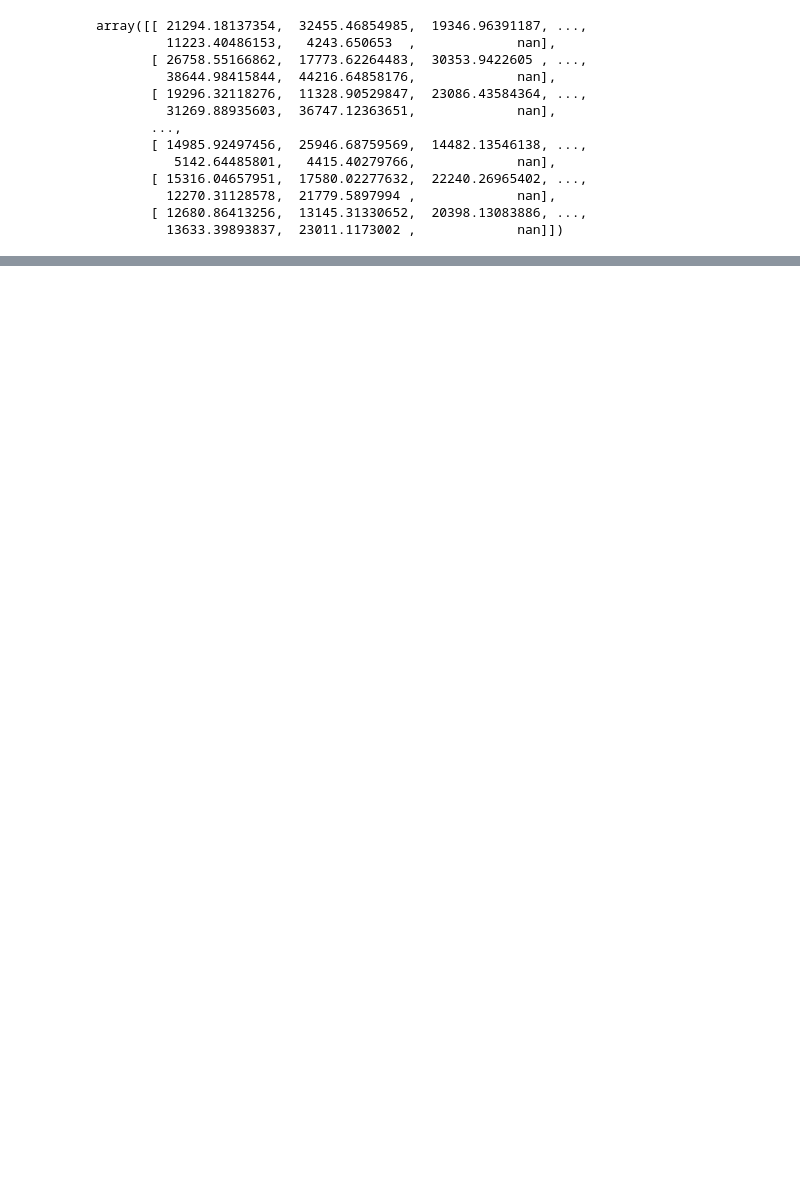
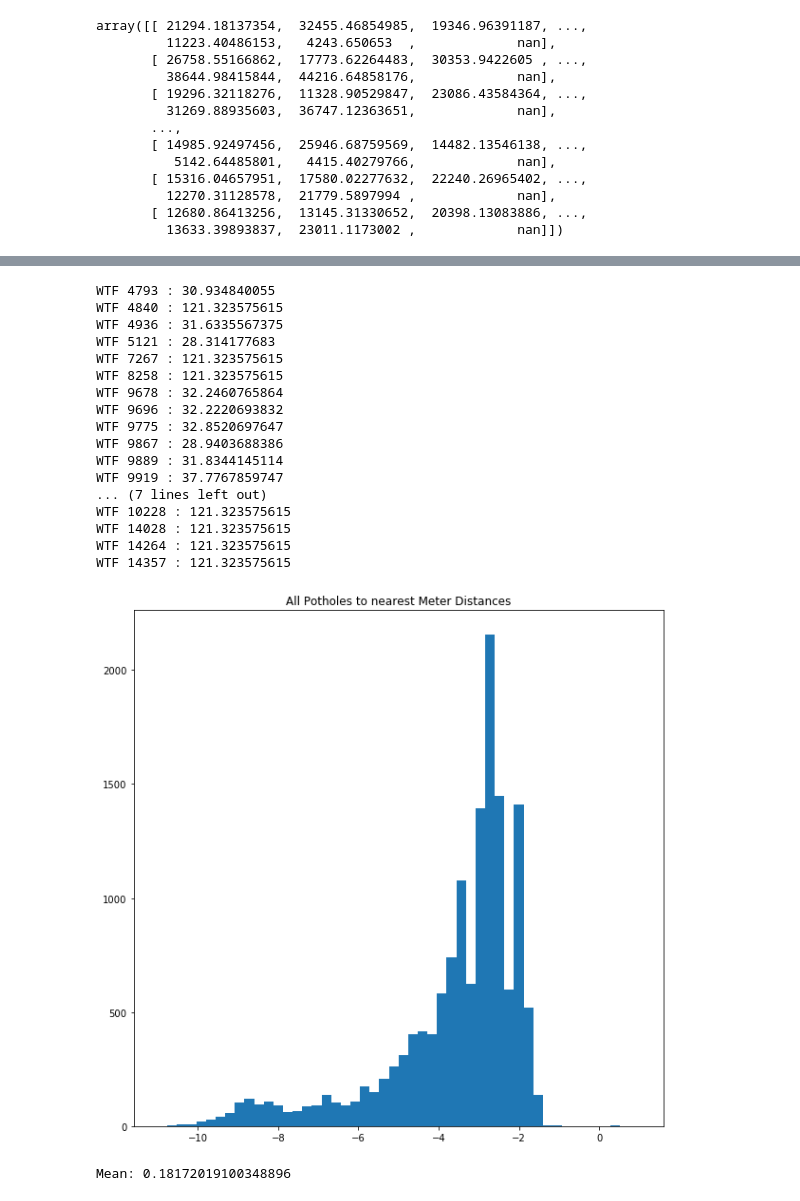
Before and after one commit to mac011/Pr_087, a Jupyter notebook: python_notebooks/vinh.ipynb, the cells around one changed output, grey strips where cells are left out. Cells and saved outputs as stored; diff of their text form; code cells hidden in the pictures; blank space fills up the shorter version.

```diff
--- a/python_notebooks/vinh.ipynb
+++ b/python_notebooks/vinh.ipynb
@@ -51,0 +117,44 @@ array([[ 21294.18137354,  32455.46854985,  19346.96391187, ...,
+# %%
+# meter distances
+meter_data = pd.read_csv('../raw_data/raw_parking_meter_location.csv')
+meter_data = meter_data[~np.isnan(meter_data['longitude'])]
+meter_data = meter_data[meter_data['longitude'] != 0]
+meter_data_coordinates = np.asarray(meter_data[['latitude','longitude']])
+
+dist_meter_data = scipy.spatial.distance.cdist(open_pot_coordinates,meter_data_coordinates)
+min_dist_indices = np.zeros(dist_meter_data.shape[0])
+min_dists = np.zeros(dist_meter_data.shape[0])
+for i in range(0,dist_meter_data.shape[0]):
+    _ = np.argmin(dist_meter_data[i])
+    min_dists[i] = dist_meter_data[i][_]
+    min_dist_indices[i] = _
+    if dist_meter_data[i][_] > 20:
+        print('WTF',i,':',dist_meter_data[i][_])
+min_dists = pd.Series(min_dists).dropna()
+plt.close()
+plt.figure(figsize=(10,10))
+plt.hist(np.log(min_dists), 50, range=[-11,1])
+plt.title('All Potholes to nearest Meter Distances')
+plt.show()
+plt.close()
+print('Mean:',np.mean(min_dists))
+# %% [output]
+WTF 4793 : 30.934840055
+WTF 4840 : 121.323575615
+WTF 4936 : 31.6335567375
+WTF 5121 : 28.314177683
+WTF 7267 : 121.323575615
+WTF 8258 : 121.323575615
+WTF 9678 : 32.2460765864
+WTF 9696 : 32.2220693832
+WTF 9775 : 32.8520697647
+WTF 9867 : 28.9403688386
+WTF 9889 : 31.8344145114
+WTF 9919 : 37.7767859747
+... (7 lines left out)
+WTF 10228 : 121.323575615
+WTF 14028 : 121.323575615
+WTF 14264 : 121.323575615
+WTF 14357 : 121.323575615
+[figure, added]
+Mean: 0.18172019100348896
```
Also changed, not shown: parts of 12 cells of this notebook, 3 other files.
